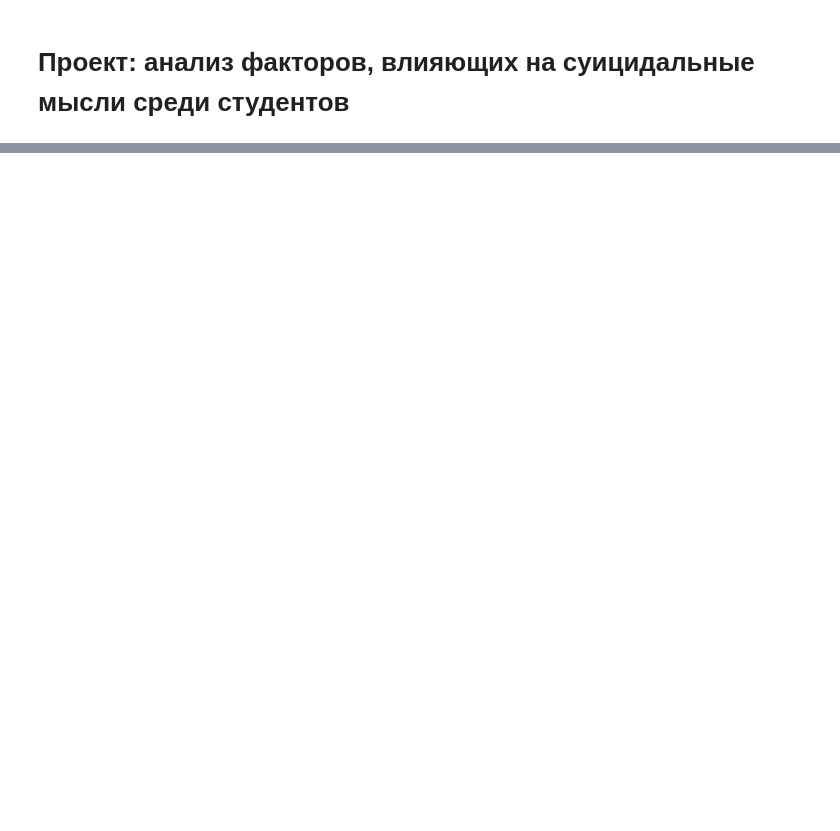
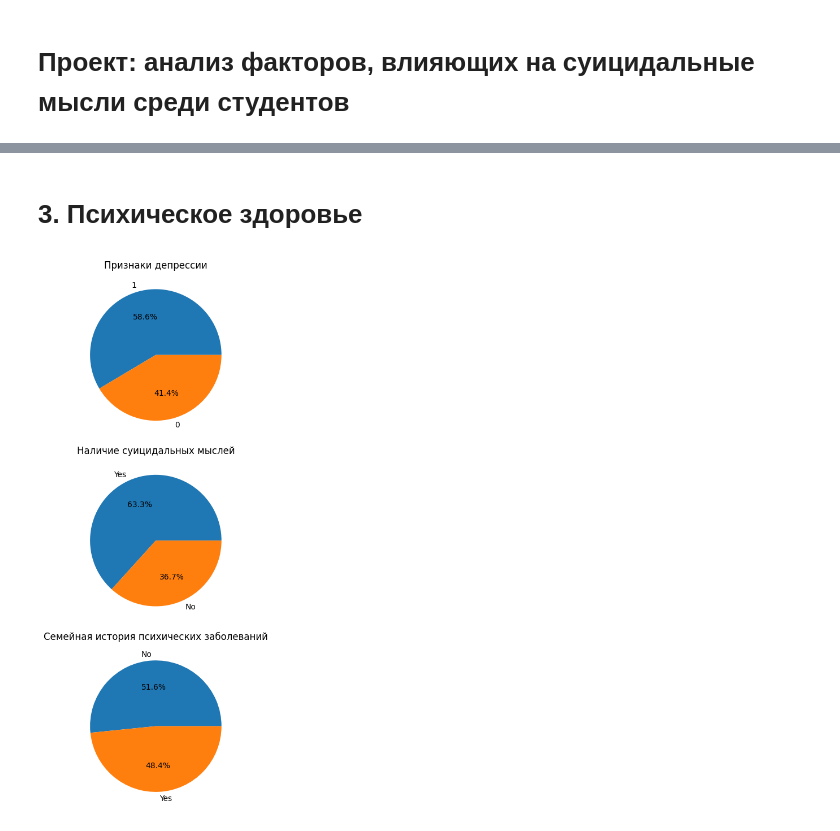
Before and after one commit to kasaiannn/HW, a Jupyter notebook: project.ipynb, the cells around one changed output, grey strips where cells are left out. Cells and saved outputs as stored; diff of their text form; code cells hidden in the pictures; blank space fills up the shorter version.

```diff
--- a/project.ipynb
+++ b/project.ipynb
@@ -70,0 +274,30 @@ df.head()
+# %% [markdown]
+# **3. Психическое здоровье**
+# %%
+plt.figure(figsize=(15, 10))
+
+# Депрессия
+plt.subplot(3, 1, 1)
+suicide_counts = df['Depression'].value_counts()
+plt.pie(suicide_counts, labels=suicide_counts.index, autopct='%1.1f%%')
+plt.title('Признаки депрессии')
+
+
+# Суицидальные мысли
+plt.subplot(3, 1, 2)
+suicide_counts = df['Have you ever had suicidal thoughts ?'].value_counts()
+plt.pie(suicide_counts, labels=suicide_counts.index, autopct='%1.1f%%')
+plt.title('Наличие суицидальных мыслей')
+
+
+
+# Семейная история
+plt.subplot(3, 1, 3)
+family_counts = df['Family History of Mental Illness'].value_counts()
+plt.pie(family_counts, labels=family_counts.index, autopct='%1.1f%%')
+plt.title('Семейная история психических заболеваний')
+
+plt.tight_layout()
+plt.show()
+# %% [output]
+[figure, added]
```
Also changed, not shown: parts of 28 cells of this notebook.
